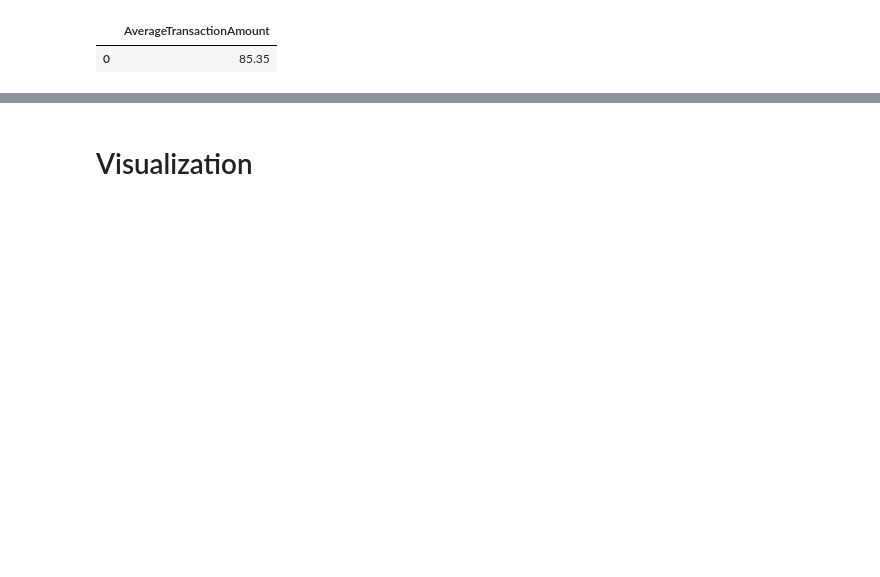
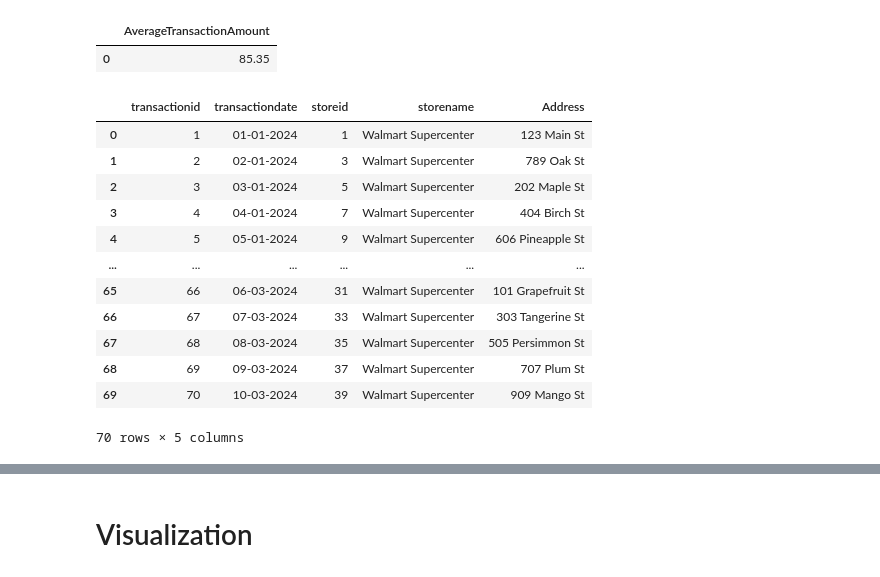
Before and after one commit to sapanahinukale/Exploring-Walmart-Sales-Performance-Using-Python-and-Mysql, a Jupyter notebook: Walmart_Sales_Analysis.ipynb, the cells around one changed output, grey strips where cells are left out. Cells and saved outputs as stored; diff of their text form; code cells hidden in the pictures; blank space fills up the shorter version.

```diff
--- a/Walmart_Sales_Analysis.ipynb
+++ b/Walmart_Sales_Analysis.ipynb
@@ -301,3 +524,35 @@ pd.read_sql("SELECT AVG(TotalAmount) AS AverageTransactionAmount FROM transactio
 # %% [output]
 |  | AverageTransactionAmount |
 | 0 | 85.35 |
+# %%
+# SQL query to join stores and transactions tables
+query = """
+    SELECT
+        t.transactionid,
+        t.transactiondate,
+        t.storeid,
+        s.storename,
+        s.Address
+    FROM transactions t
+    INNER JOIN stores s ON t.storeid = s.storeid
+"""
+
+# Read data using pandas
+data = pd.read_sql(query, connection)
+
+# Display the data
+data
+# %% [output]
+|  | transactionid | transactiondate | storeid | storename | Address |
+| 0 | 1 | 01-01-2024 | 1 | Walmart Supercenter | 123 Main St |
+| 1 | 2 | 02-01-2024 | 3 | Walmart Supercenter | 789 Oak St |
+| 2 | 3 | 03-01-2024 | 5 | Walmart Supercenter | 202 Maple St |
+| 3 | 4 | 04-01-2024 | 7 | Walmart Supercenter | 404 Birch St |
+| 4 | 5 | 05-01-2024 | 9 | Walmart Supercenter | 606 Pineapple St |
+| ... | ... | ... | ... | ... | ... |
+| 65 | 66 | 06-03-2024 | 31 | Walmart Supercenter | 101 Grapefruit St |
+| 66 | 67 | 07-03-2024 | 33 | Walmart Supercenter | 303 Tangerine St |
+| 67 | 68 | 08-03-2024 | 35 | Walmart Supercenter | 505 Persimmon St |
+| 68 | 69 | 09-03-2024 | 37 | Walmart Supercenter | 707 Plum St |
+| 69 | 70 | 10-03-2024 | 39 | Walmart Supercenter | 909 Mango St |
+70 rows × 5 columns
```
Also changed, not shown: parts of 96 cells of this notebook, 5 other files.
